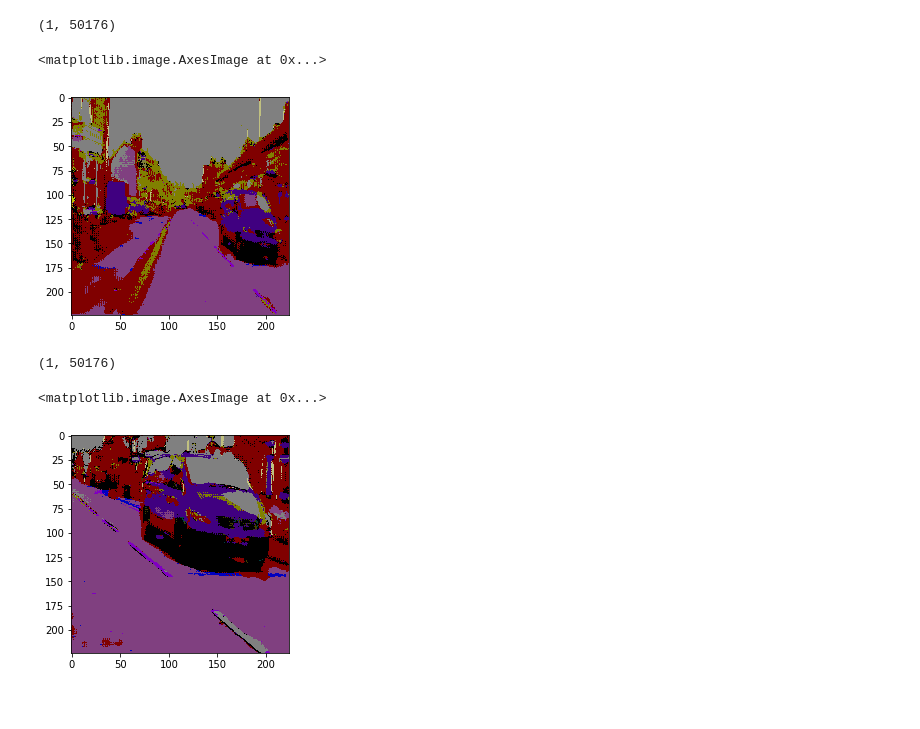
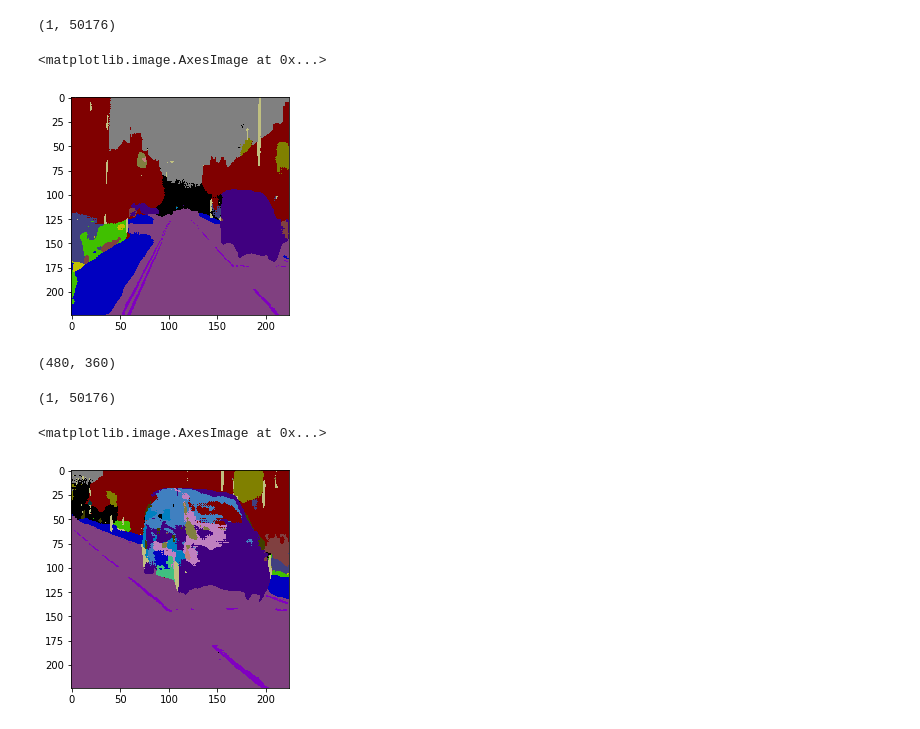
Before and after one commit to akshaylamba/Tiramisu_Blood_Samples, a Jupyter notebook: The 100 Layer Tiramisu.ipynb, the cells around one changed output. Cells and saved outputs as stored; diff of their text form; code cells hidden in the pictures.

```diff
--- a/The 100 Layer Tiramisu.ipynb
+++ b/The 100 Layer Tiramisu.ipynb
@@ -23,3 +21,5 @@ path = 'camvid/'
+# %%
+path = "camvid/"
 # %%
 images_path = path + '701_StillsRaw_full/'
 labels_path = path + 'LabeledApproved_full/'
@@ -396,6 +397,8 @@ x = create_tiramisu(32, img_input, nb_layers_per_block=[4,5,7,10,12,15], p=0.2,
 model = Model(img_input, x)
 model.compile(loss='sparse_categorical_crossentropy',
               optimizer=keras.optimizers.RMSprop(1e-3), metrics=["accuracy"])
+# %%
+model.load_weights('test.hdf5')
 # %%
 model.fit_generator(train_generator, len(train_set), 100, verbose=1,
                     validation_data=test_generator, nb_val_samples=len(test_set))
@@ -518,5 +521,7 @@ Epoch 50/50
 <keras.callbacks.History at 0x...>
 # %%
 model.save_weights('test.hdf5')
+# %%
+model.load_weights('tiramisu_100_iterations.h5')
 # %%
 predictions = model.predict_generator(test_generator, len(test_set))
@@ -559,9 +565,14 @@ try_preds.shape
 (1, 50176)
 # %%
 plt.imshow(color_label(np.resize(try_preds[0], (224,224))))
+plt.imsave()
 # %% [output]
 <matplotlib.image.AxesImage at 0x...>
-[figure, old version]
+[figure, new version]
+# %%
+image_size
+# %% [output]
+(480, 360)
 # %%
 try_img = np.array(Image.open('Seq05VD_f05100.png').resize(image_size, Image.NEAREST))
 try_img = try_img/255.
@@ -583,4 +594,4 @@ prd.shape
 plt.imshow(color_label(np.resize(prd[0], (224,224))))
 # %% [output]
 <matplotlib.image.AxesImage at 0x...>
-[figure, old version]
+[figure, new version]
```
Also changed, not shown: parts of 12 cells of this notebook, 1 other file.
